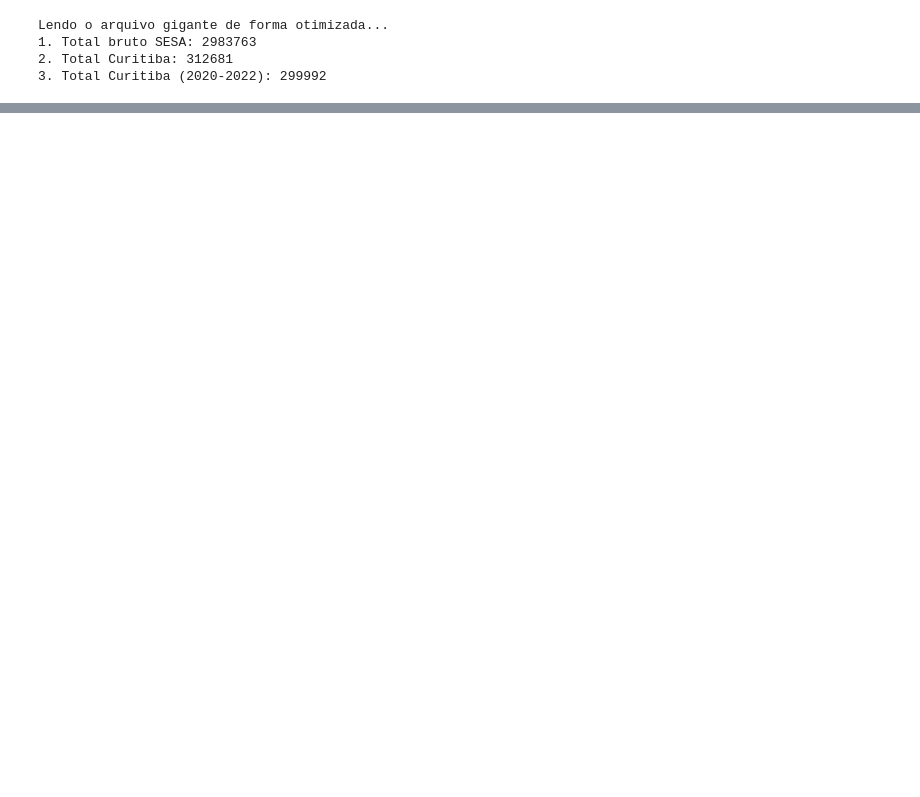
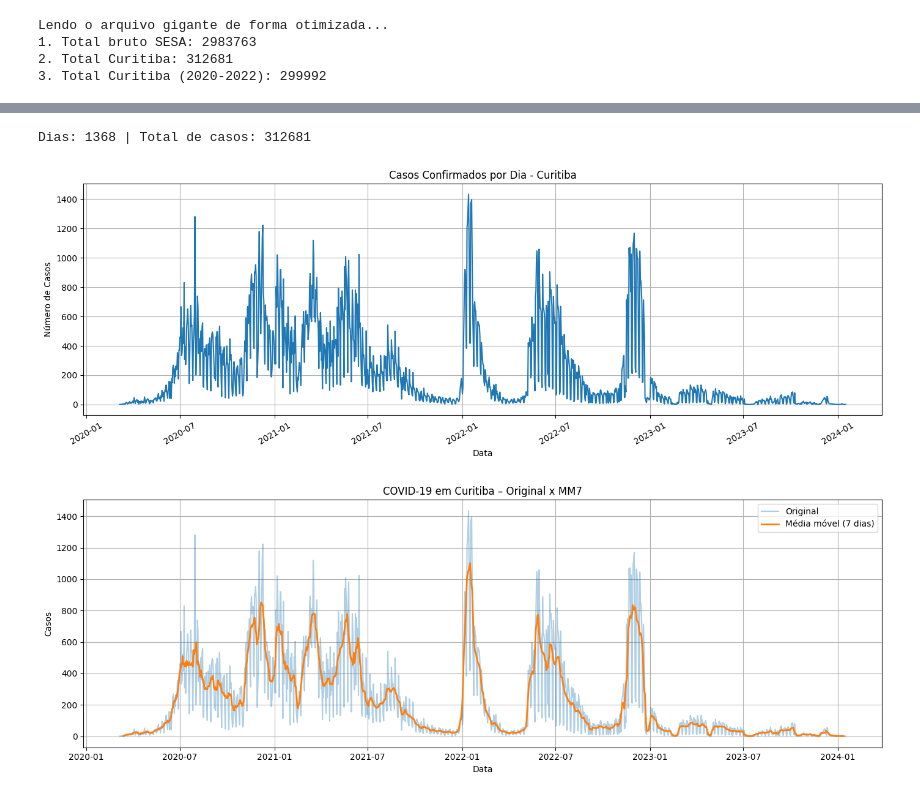
Before and after one commit to Henri-99-Gois/tcc_infodemia_covid, a Jupyter notebook: notebooks/02_analise_exploratoria_e_preprocessamento.ipynb, the cells around one changed output, grey strips where cells are left out. Saved outputs shown, nothing was run; the diff lists cells and outputs as text; code cells hidden in the pictures; blank space fills up the shorter version.

```diff
--- a/notebooks/02_analise_exploratoria_e_preprocessamento.ipynb
+++ b/notebooks/02_analise_exploratoria_e_preprocessamento.ipynb
@@ -93,0 +113,37 @@ Lendo o arquivo gigante de forma otimizada...
+# %%
+import os
+os.makedirs('../data/intermediate', exist_ok=True)
+os.makedirs('../results/figures', exist_ok=True)
+
+# Base intermediária: casos confirmados por dia em Curitiba (todo o período disponível)
+casos_por_dia.rename('casos_covid').rename_axis('data_diagnostico').to_csv('../data/intermediate/casos_diarios_curitiba.csv')
+print('Dias:', len(casos_por_dia), '| Total de casos:', int(casos_por_dia.sum()))
+
+# FIGURA 2 – Casos confirmados por dia em Curitiba (dados brutos)
+plt.figure(figsize=(14, 5))
+plt.plot(casos_por_dia.index, casos_por_dia.values)
+plt.title('Casos Confirmados por Dia - Curitiba')
+plt.xlabel('Data')
+plt.ylabel('Número de Casos')
+plt.grid(True)
+plt.xticks(rotation=30)
+plt.tight_layout()
+plt.savefig('../results/figures/figura2_casos_diarios_brutos.png', dpi=300, bbox_inches='tight')
+plt.show()
+
+# FIGURA 3 – Série original versus média móvel de 7 dias (MM7, centrada)
+plt.figure(figsize=(14, 5))
+plt.plot(casos_por_dia.index, casos_por_dia.values, alpha=0.35, label='Original')
+plt.plot(casos_mm7.index, casos_mm7.values, linewidth=2, label='Média móvel (7 dias)')
+plt.title('COVID-19 em Curitiba – Original x MM7')
+plt.xlabel('Data')
+plt.ylabel('Casos')
+plt.legend()
+plt.grid(True)
+plt.tight_layout()
+plt.savefig('../results/figures/figura3_serie_original_vs_mm7.png', dpi=300, bbox_inches='tight')
+plt.show()
+# %% [output]
+Dias: 1368 | Total de casos: 312681
+[figure, added]
+[figure, added]
```
Also changed, not shown: parts of 4 cells of this notebook, 28 other files.
